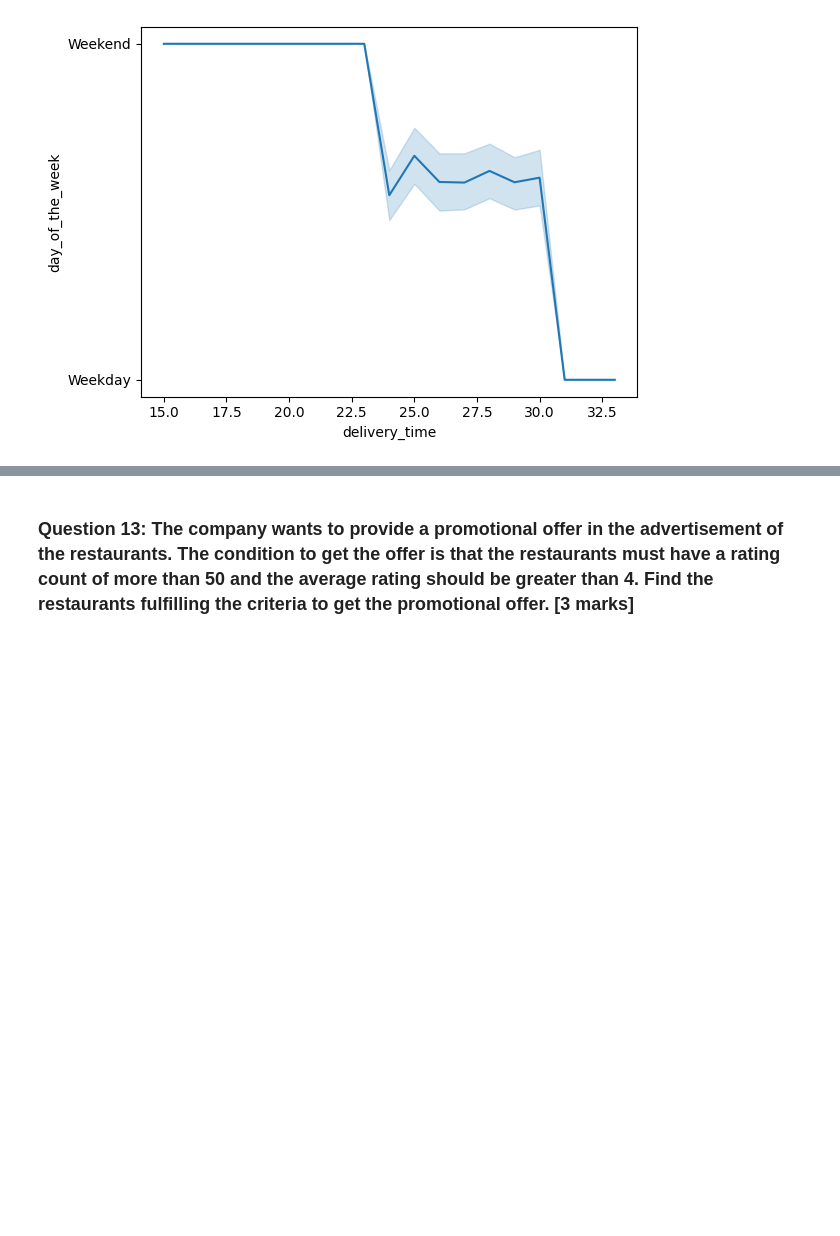
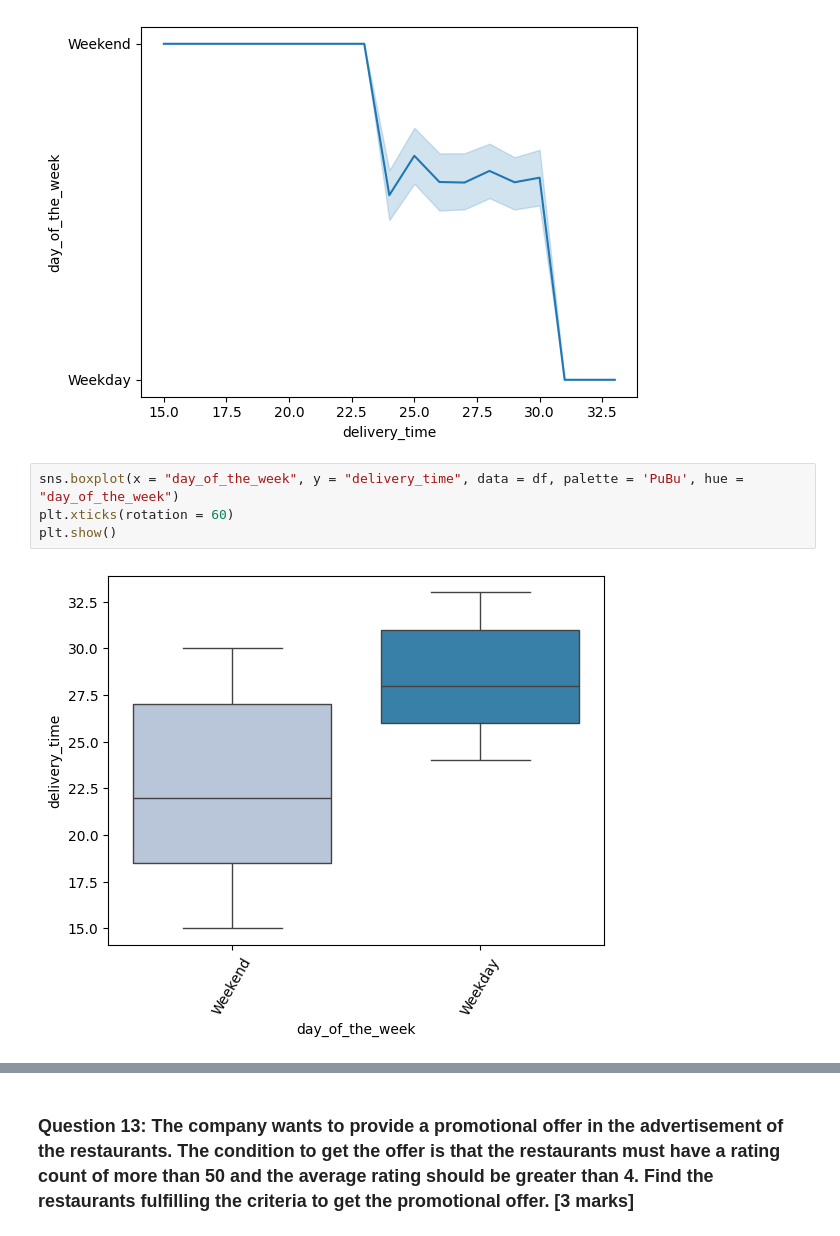
Before and after one commit to SudipKundu2023/Greatlearning, a Jupyter notebook: FoodHubUsecase/PYF_Project_Learner_Notebook_Full_Code.ipynb, the cells around one changed output, grey strips where cells are left out. Saved outputs shown, nothing was run; the diff lists cells and outputs as text; blank space fills up the shorter version.

```diff
--- a/FoodHubUsecase/PYF_Project_Learner_Notebook_Full_Code.ipynb
+++ b/FoodHubUsecase/PYF_Project_Learner_Notebook_Full_Code.ipynb
@@ -365,3 +365,9 @@ sns.lineplot(y='day_of_the_week',x='delivery_time',data=df)
 # %% [output]
 <Axes: xlabel='delivery_time', ylabel='day_of_the_week'>
 [figure]
+# %%
+sns.boxplot(x = "day_of_the_week", y = "delivery_time", data = df, palette = 'PuBu', hue = "day_of_the_week")
+plt.xticks(rotation = 60)
+plt.show()
+# %% [output]
+[figure, added]
```
Also changed, not shown: parts of 1 cell of this notebook.
